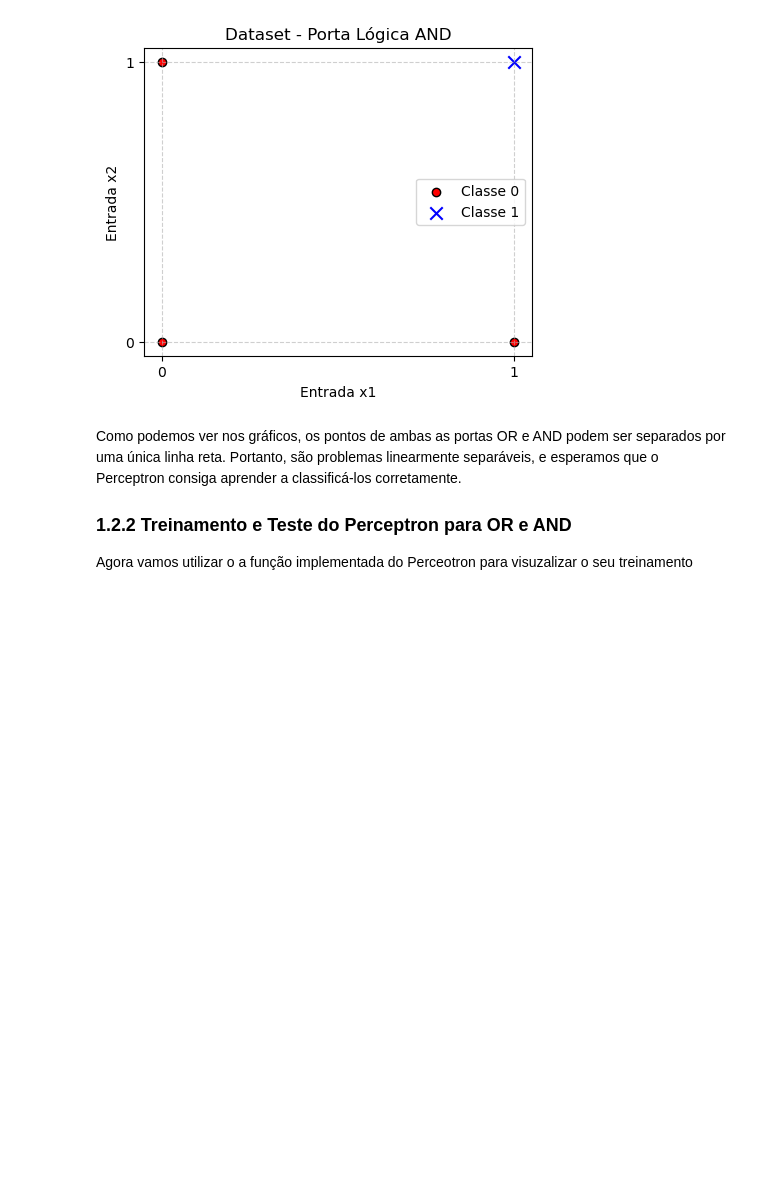
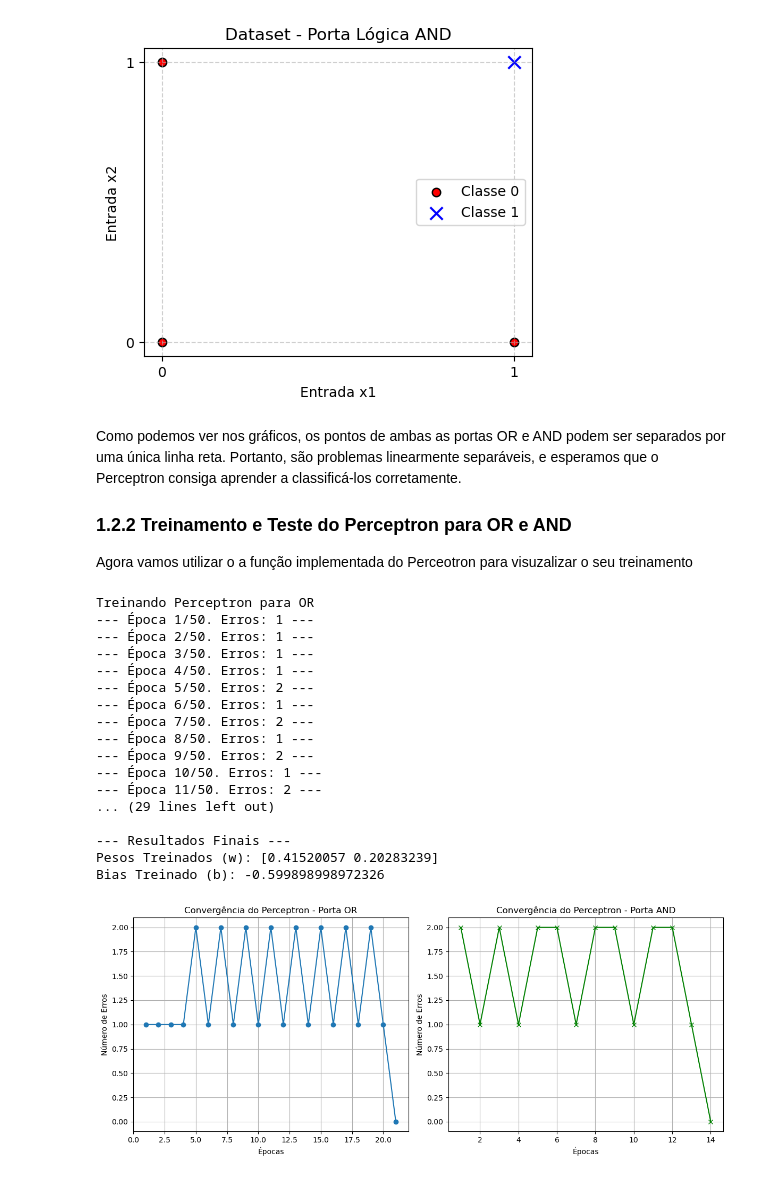
Before and after one commit to jgbmarques/G_JOAO_GABRIEL_BARROS_MARQUES_PERCEPTON, a Jupyter notebook: Codigo/perceptron.ipynb, the cells around one changed output. Cells and saved outputs as stored; diff of their text form; code cells hidden in the pictures; blank space fills up the shorter version.

```diff
--- a/Codigo/perceptron.ipynb
+++ b/Codigo/perceptron.ipynb
@@ -377,3 +434,52 @@ Como podemos ver nos gráficos, os pontos de ambas as portas OR e AND podem ser
 
 ### 1.2.2 Treinamento e Teste do Perceptron para OR e AND
 Agora vamos utilizar o a função implementada do Perceotron para visuzalizar o seu treinamento
+# %%
+# ----- Treinamento para OR -----
+print("Treinando Perceptron para OR")
+
+W_or, b_or, erros_or = perceptron(X_or, y_or)
+
+# ----- Treinamento para AND -----
+print("Treinando Perceptron para AND")
+
+W_and, b_and, erros_and = perceptron(X_and, y_and)
+
+# Plotar erros por época
+plt.figure(figsize=(12, 5))
+
+plt.subplot(1, 2, 1)
+plt.plot(range(1, len(erros_or) + 1), erros_or, marker='o')
+plt.xlabel('Épocas')
+plt.ylabel('Número de Erros')
+plt.title('Convergência do Perceptron - Porta OR')
+plt.grid(True)
+
+plt.subplot(1, 2, 2)
+plt.plot(range(1, len(erros_and) + 1), erros_and, marker='x', color='green')
+plt.xlabel('Épocas')
+plt.ylabel('Número de Erros')
+plt.title('Convergência do Perceptron - Porta AND')
+plt.grid(True)
+
+plt.tight_layout()
+plt.show()
+# %% [output]
+Treinando Perceptron para OR
+--- Época 1/50. Erros: 1 ---
+--- Época 2/50. Erros: 1 ---
+--- Época 3/50. Erros: 1 ---
+--- Época 4/50. Erros: 1 ---
+--- Época 5/50. Erros: 2 ---
+--- Época 6/50. Erros: 1 ---
+--- Época 7/50. Erros: 2 ---
+--- Época 8/50. Erros: 1 ---
+--- Época 9/50. Erros: 2 ---
+--- Época 10/50. Erros: 1 ---
+--- Época 11/50. Erros: 2 ---
+... (29 lines left out)
+
+--- Resultados Finais ---
+Pesos Treinados (w): [0.41520057 0.20283239]
+Bias Treinado (b): -0.599898998972326
+[figure, added]
```
Also changed, not shown: parts of 5 cells of this notebook.
